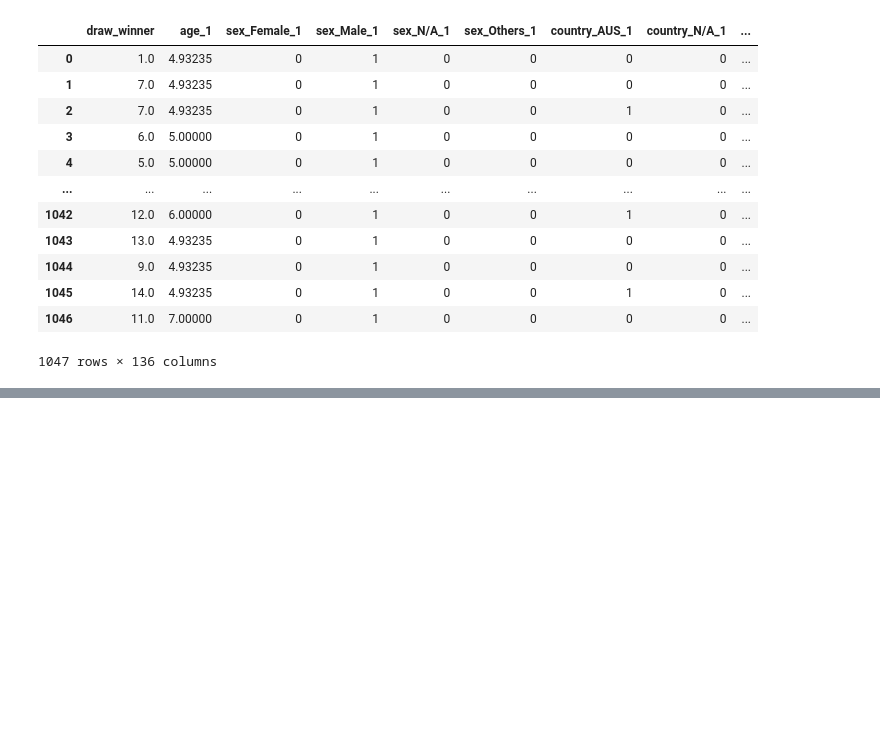
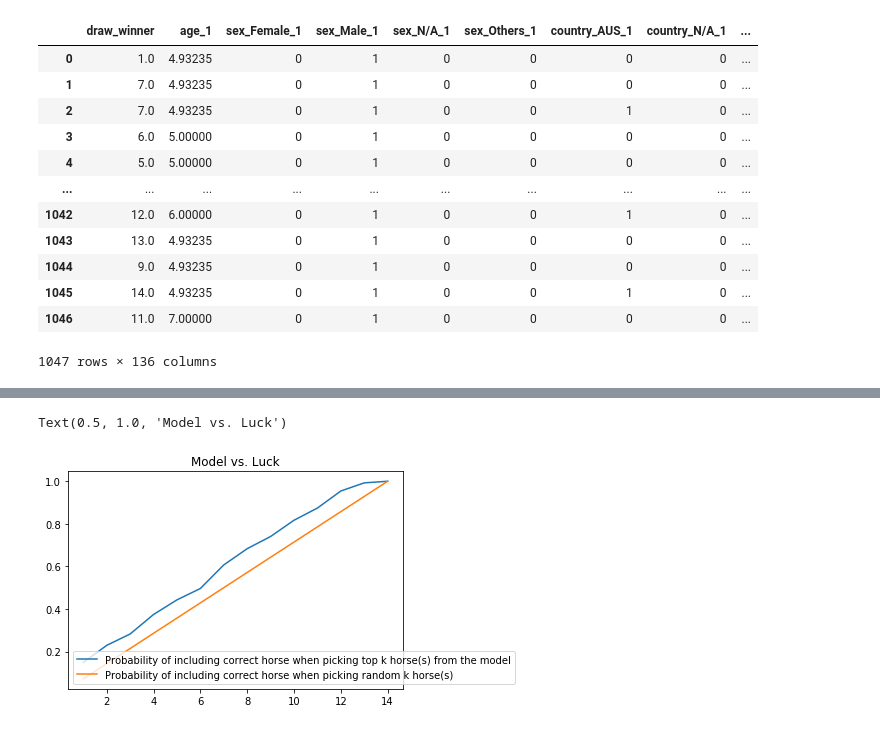
Before and after one commit to ys3250/HKJC, a Jupyter notebook: horse_model_tae.ipynb, the cells around one changed output, grey strips where cells are left out. Drawn from its saved outputs; the diff is of its cells as text; code cells hidden in the pictures; blank space fills up the shorter version.

```diff
--- a/horse_model_tae.ipynb
+++ b/horse_model_tae.ipynb
@@ -268,7 +268,7 @@ from sklearn.preprocessing import StandardScaler, LabelEncoder, OneHotEncoder
 from sklearn.model_selection import GridSearchCV, cross_val_score
 # %%
 x = final.drop(columns='draw_winner')
-y = final['draw_winner']
+y = final['draw_winner'].astype(int)
 
 x_train, x_test, y_train, y_test = train_test_split(x, y, train_size = 0.75, random_state = 1)
 
@@ -292,10 +291,12 @@ y_train.value_counts()
 Name: draw_winner, dtype: int64
 # %%
-lr = LogisticRegression()
-# rf = RandomForestClassifier()
+# lr = LogisticRegression()
+rf = RandomForestClassifier()
 
-lr.fit(x_train, y_train)
-# rf.fit(x_train, y_train)
+# lr.fit(x_train, y_train)
+rf.fit(x_train, y_train)
 
-y_pred = lr.predict_proba(x_test)
-# y_pred = rf.predict_proba(x_test)
+# y_pred_prob = lr.predict_proba(x_test)
+# y_pred = lr.predict(x_test)
+y_pred_prob = rf.predict_proba(x_test)
+y_pred = rf.predict(x_test)
@@ -303,0 +331,17 @@ ValueError: Unknown label type: 'continuous'
+# %%
+prob_top_k = list()
+
+for k in range(1,15):
+    count_in_top_k = 0
+    k = k
+
+    for i in range(len(y_pred_prob)):
+        indices = list(pd.Series(y_pred_prob[i]).nlargest(k).index + 1)
+        if y_test.iloc[i] in indices:
+            count_in_top_k += 1
+
+    percent_correct = count_in_top_k/len(y_pred_prob)
+
+    prob_top_k.append(percent_correct)
+
+prob_top_k
@@ -303,0 +363,3 @@ ValueError: Unknown label type: 'continuous'
+# %%
+normal_odds = [i/14 for i in range(1,15)]
+normal_odds
@@ -303,0 +381,9 @@ ValueError: Unknown label type: 'continuous'
+# %%
+plt.plot([i for i in range(1,15)], prob_top_k)
+plt.plot([i for i in range(1,15)], normal_odds)
+plt.legend(['Probability of including correct horse when picking top k horse(s) from the model',
+            'Probability of including correct horse when picking random k horse(s)'])
+plt.title('Model vs. Luck')
+# %% [output]
+Text(0.5, 1.0, 'Model vs. Luck')
+[figure, added]
```
Also changed, not shown: parts of 6 cells of this notebook.
